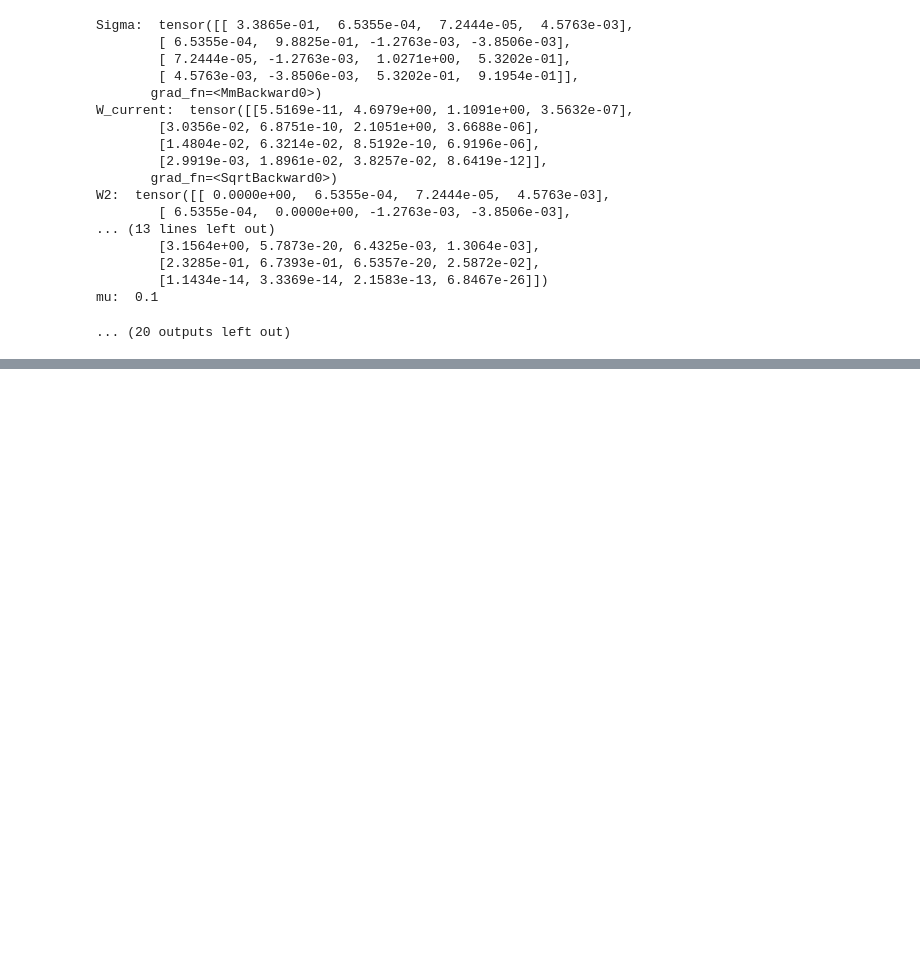
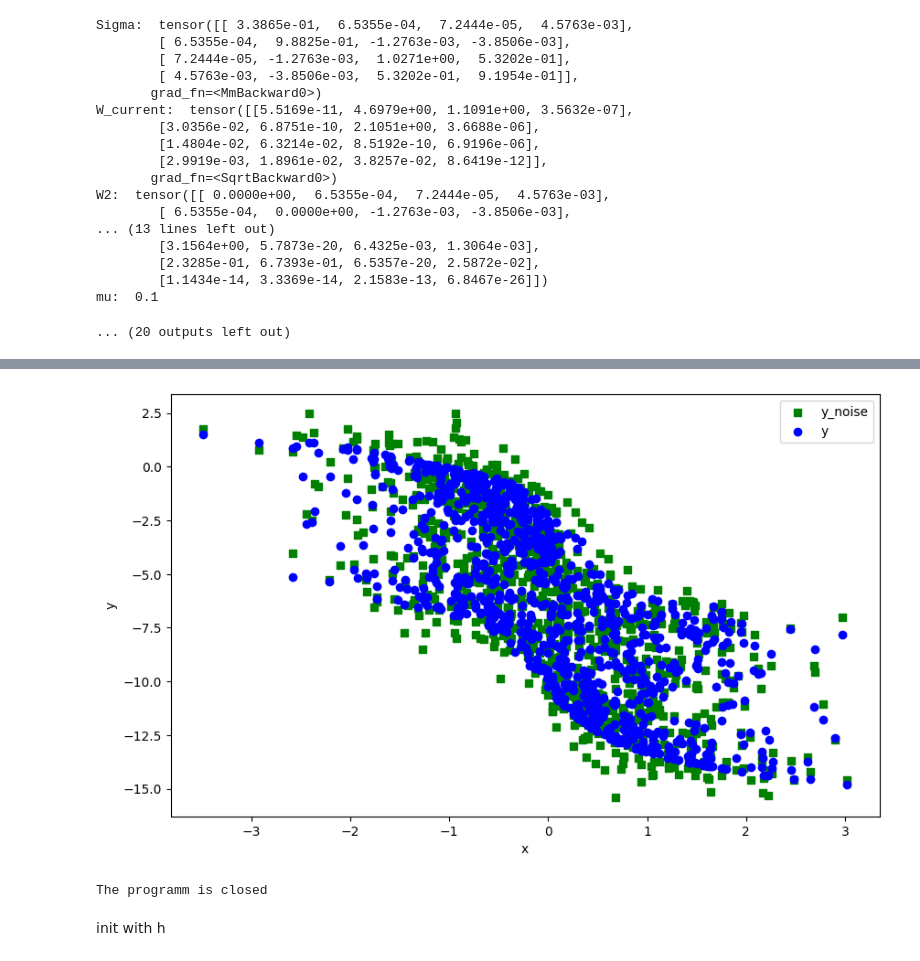
Before and after one commit to yurou-liang/ADMG, a Jupyter notebook: src/DagmaDCE/Test.ipynb, the cells around one changed output, grey strips where cells are left out. Drawn from its saved outputs; the diff is of its cells as text; code cells hidden in the pictures; blank space fills up the shorter version.

Commit message:
add another example with dagma no h init

```diff
--- a/src/DagmaDCE/Test.ipynb
+++ b/src/DagmaDCE/Test.ipynb
@@ -3276,0 +3280,34 @@ init with DAGMA but without consider h work
+# %%
+torch.set_default_dtype(torch.double)
+np.random.seed(s)
+
+print(f'>>> Generating Data with MLP <<<')
+
+admg, A_dir, A_bidir = generate_ancestral_admg(d, p_dir=0.4, p_bidir=0.3, seed=s)
+print("admg: ", admg)
+parents = {j: admg[j]['parents'] for j in admg}
+G = nx.DiGraph()
+G.add_nodes_from(parents.keys())
+for j, pa in parents.items():
+    G.add_edges_from((p, j) for p in pa)
+order = list(nx.topological_sort(G))
+
+n_samples = 1000
+dims=[d, 10, 1]
+Sigma_truth = generate_covariance(A_bidir, seed=10)
+epsilon = np.random.multivariate_normal([0] * d, Sigma_truth, size=n_samples)
+Sigma_truth = torch.tensor(Sigma_truth)
+epsilon = torch.tensor(epsilon)
+fc1, fc2, mask = generate_layers(d, dims, admg, seed = 8)
+scale_weights(fc1, factor=10)
+for layer in fc2:
+    scale_weights(layer, factor=15)
+X_truth = generate_from_epsilon(dims, epsilon, fc1, fc2, mask, parents).detach()
+X = X_truth - epsilon
+
+J = vmap(jacrev(f))(X_truth)    # shape [n_samples, d, d]
+W_truth = torch.sqrt(torch.mean(J ** 2, axis=0).T)
+
+mle_loss_truth = mle_loss(X, X_truth, Sigma_truth)
+
+M_truth = reverse_SPDLogCholesky(Sigma_truth)
@@ -3276,0 +3330,15 @@ init with DAGMA but without consider h work
+# %%
+plt.figure(figsize=(10, 6))  # Optional: specifies the figure size
+plt.scatter(X_truth.detach().numpy()[:, 0], X_truth.detach().numpy()[:, 2], label='y_noise', color='green', marker='s')
+plt.scatter(X_truth.detach().numpy()[:, 0], X.detach().numpy()[:, 2], label='y', color='blue', marker='o')
+#plt.scatter(X_truth.detach().numpy()[:, 0], x_est.detach().numpy()[:, 1], label='x3_est', color='red', marker='s')
+plt.xlabel('x')
+plt.ylabel('y')
+plt.legend()
+plt.show()
+print("The programm is closed")
+# %% [output]
+[figure, added]
+The programm is closed
+# %% [markdown]
+init with h
```
Also changed, not shown: parts of 7 cells of this notebook, 1 other file.
